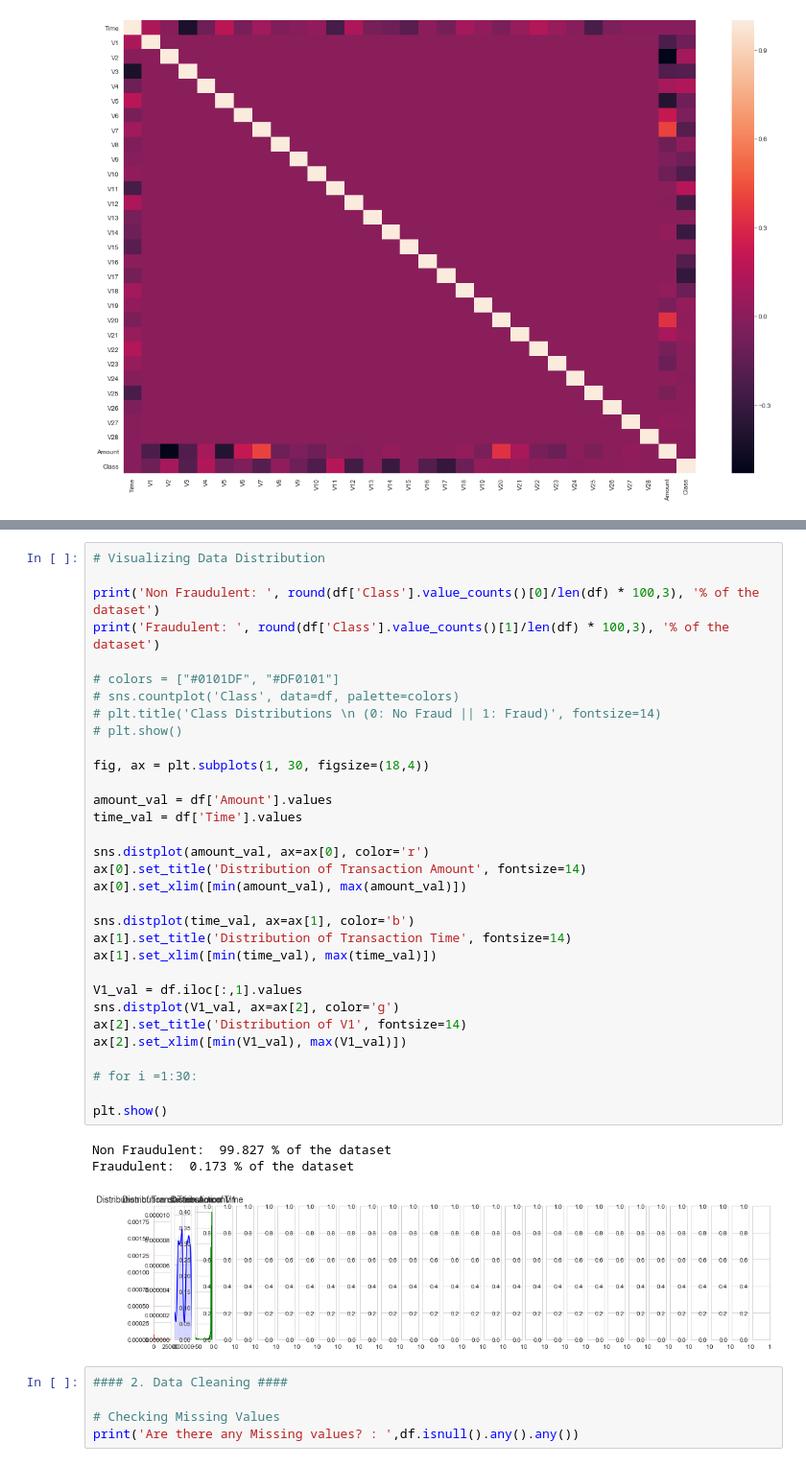
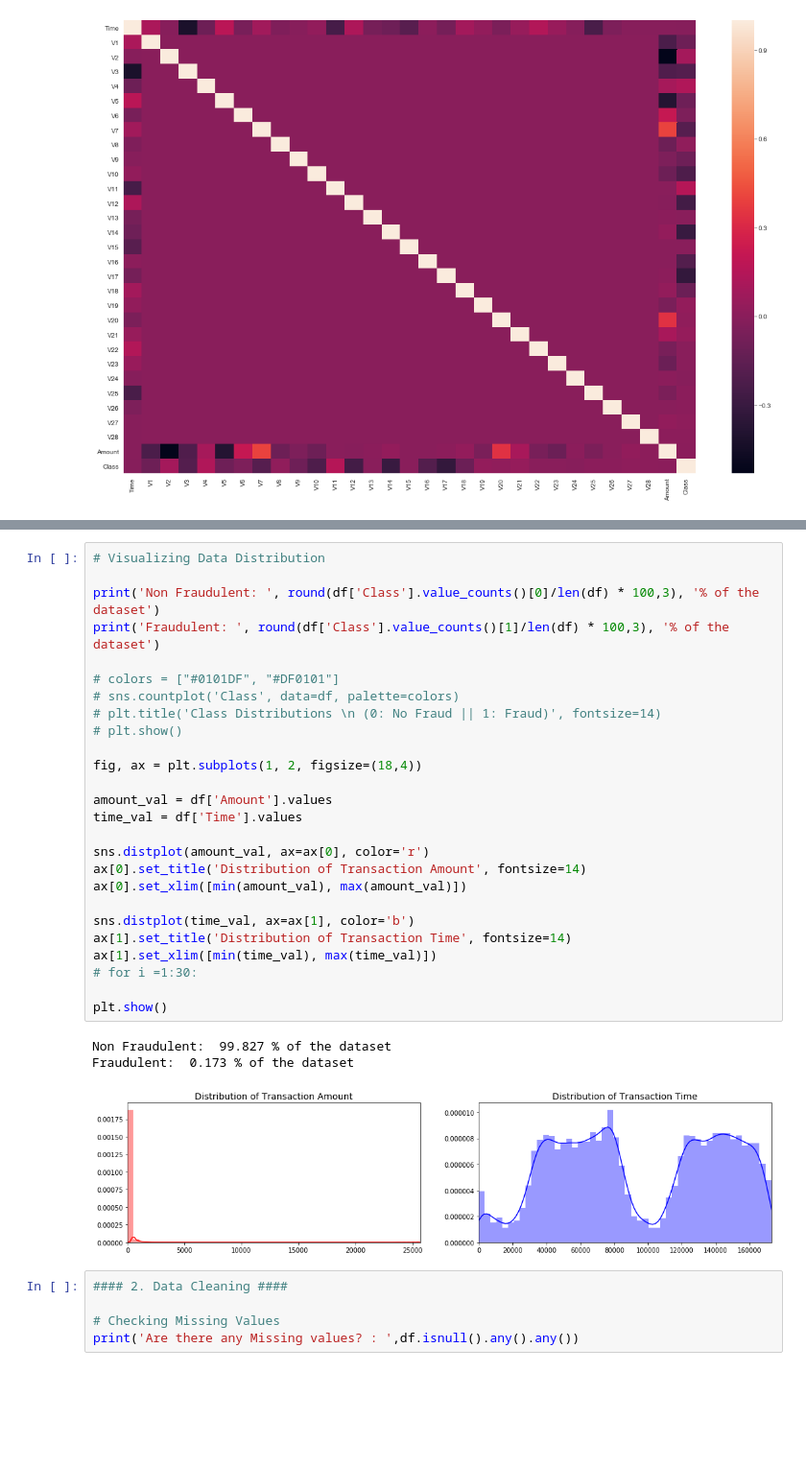
Before and after one commit to agnimish/Credit_Card_Fraud_Detection, a Jupyter notebook: Project.ipynb, the cells around one changed output, grey strips where cells are left out. Shown: that part at 96% size. Cells and saved outputs as stored; diff of their text form; blank space fills up the shorter version.

Commit message:
Added some more Distributions

```diff
--- a/Project.ipynb
+++ b/Project.ipynb
@@ -112,39 +116,33 @@ for i in range(len(l)-1):
 # %%
 # Visualizing Data Distribution
 
 print('Non Fraudulent: ', round(df['Class'].value_counts()[0]/len(df) * 100,3), '% of the dataset')
 print('Fraudulent: ', round(df['Class'].value_counts()[1]/len(df) * 100,3), '% of the dataset')
 
 # colors = ["#0101DF", "#DF0101"]
 # sns.countplot('Class', data=df, palette=colors)
 # plt.title('Class Distributions \n (0: No Fraud || 1: Fraud)', fontsize=14)
 # plt.show()
 
-fig, ax = plt.subplots(1, 30, figsize=(18,4))
+fig, ax = plt.subplots(1, 2, figsize=(18,4))
 
 amount_val = df['Amount'].values
 time_val = df['Time'].values
 
 sns.distplot(amount_val, ax=ax[0], color='r')
 ax[0].set_title('Distribution of Transaction Amount', fontsize=14)
 ax[0].set_xlim([min(amount_val), max(amount_val)])
 
 sns.distplot(time_val, ax=ax[1], color='b')
 ax[1].set_title('Distribution of Transaction Time', fontsize=14)
 ax[1].set_xlim([min(time_val), max(time_val)])
-
-V1_val = df.iloc[:,1].values
-sns.distplot(V1_val, ax=ax[2], color='g')
-ax[2].set_title('Distribution of V1', fontsize=14)
-ax[2].set_xlim([min(V1_val), max(V1_val)])
-
 # for i =1:30:
 
 plt.show()
 # %% [output]
 Non Fraudulent:  99.827 % of the dataset
 Fraudulent:  0.173 % of the dataset
-[figure, old version]
+[figure, new version]
 # %%
 #### 2. Data Cleaning ####
 
```
Also changed, not shown: parts of 12 cells of this notebook, 8 other files.
